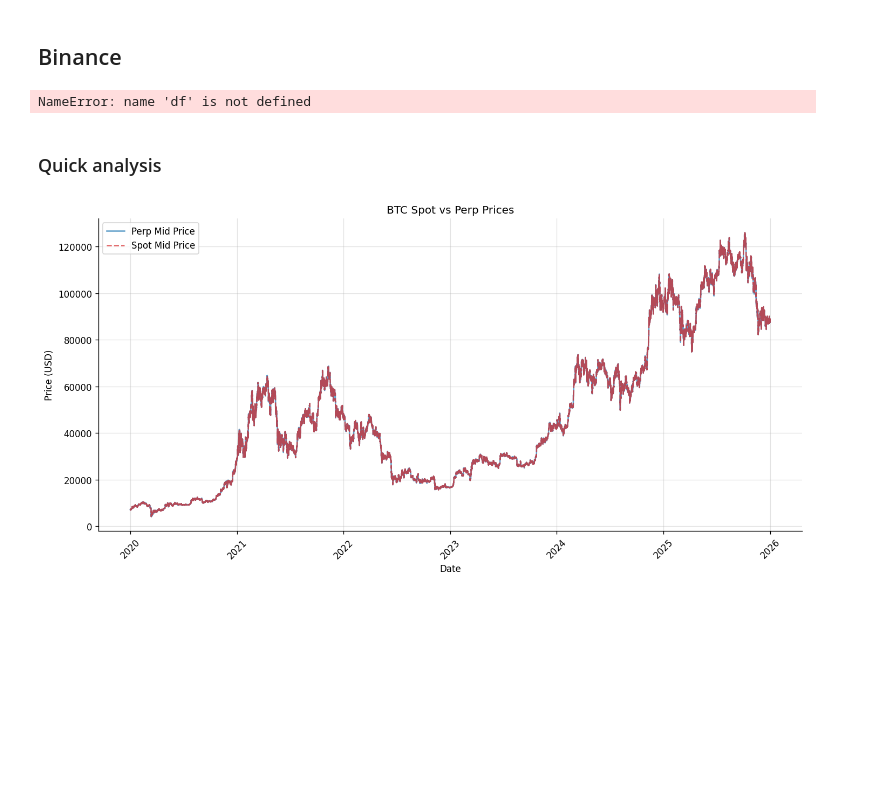
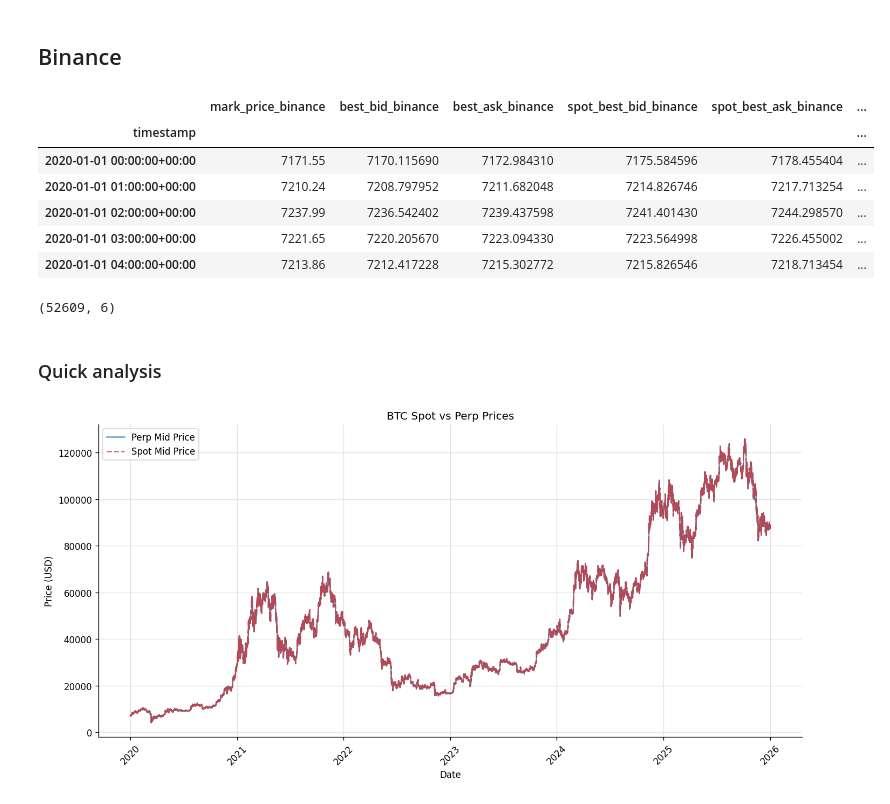
Before and after one commit to PietroC21/Crypto-PerpetualFutures, a Jupyter notebook: data-preparation.ipynb, the cells around one changed output. Cells and saved outputs as stored; diff of their text form; code cells hidden in the pictures; blank space fills up the shorter version.

```diff
--- a/data-preparation.ipynb
+++ b/data-preparation.ipynb
@@ -18,8 +18,8 @@ START_DATE  = "2020-01-01T00:00:00Z"
 END_DATE    = "2026-01-01T00:00:00Z"
 TIMEFRAME   = "1h"
 SPREAD_BPS  = 2.0    # 2 bps for BTC/ETH, use 5–10 for altcoins
-OUTPUT_PATH_BINANCE = f"./data/binance_{ASSET}_{START_DATE[:10]}_{END_DATE[:10]}.parquet"
-OUTPUT_PATH_GATEIO = f"./data/gateio_{ASSET}_{START_DATE[:10]}_{END_DATE[:10]}.parquet"
+OUTPUT_PATH_BINANCE = f"./data/hourly/btc/binance_{ASSET}_{START_DATE[:10]}_{END_DATE[:10]}.parquet"
+OUTPUT_PATH_GATEIO = f"./data/hourly/gateio_{ASSET}_{START_DATE[:10]}_{END_DATE[:10]}.parquet"
 COLORS = plt.rcParams['axes.prop_cycle'].by_key()['color']
 
 plt.rcParams.update({
@@ -41,9 +41,20 @@ plt.rcParams.update({
 #     spread_bps = SPREAD_BPS,
 # )
 # %%
-df_binance
+df_binance = pd.read_parquet(OUTPUT_PATH_BINANCE)
+df_binance.head()
 # %% [output]
-NameError: name 'df' is not defined
+|  | mark_price_binance | best_bid_binance | best_ask_binance | spot_best_bid_binance | spot_best_ask_binance | ... |
+| timestamp |  |  |  |  |  | ... |
+| 2020-01-01 00:00:00+00:00 | 7171.55 | 7170.115690 | 7172.984310 | 7175.584596 | 7178.455404 | ... |
+| 2020-01-01 01:00:00+00:00 | 7210.24 | 7208.797952 | 7211.682048 | 7214.826746 | 7217.713254 | ... |
+| 2020-01-01 02:00:00+00:00 | 7237.99 | 7236.542402 | 7239.437598 | 7241.401430 | 7244.298570 | ... |
+| 2020-01-01 03:00:00+00:00 | 7221.65 | 7220.205670 | 7223.094330 | 7223.564998 | 7226.455002 | ... |
+| 2020-01-01 04:00:00+00:00 | 7213.86 | 7212.417228 | 7215.302772 | 7215.826546 | 7218.713454 | ... |
+# %%
+df_binance.shape
+# %% [output]
+(52609, 6)
 # %%
 df_binance.index = pd.to_datetime(df_binance.index)
 df_binance.to_parquet(OUTPUT_PATH_BINANCE)
```
Also changed, not shown: parts of 4 cells of this notebook, 1 other file.
